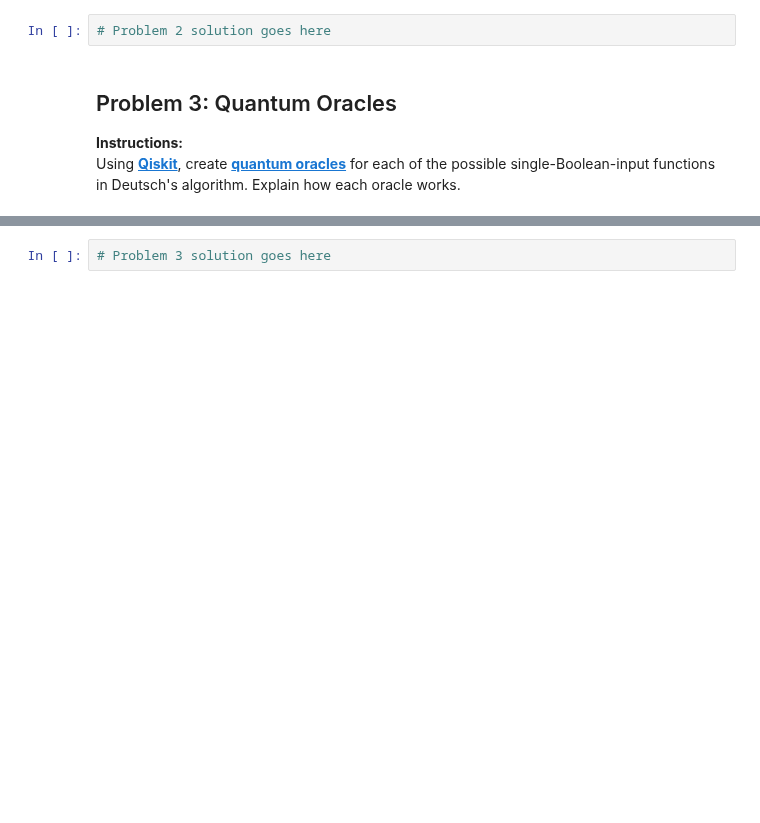
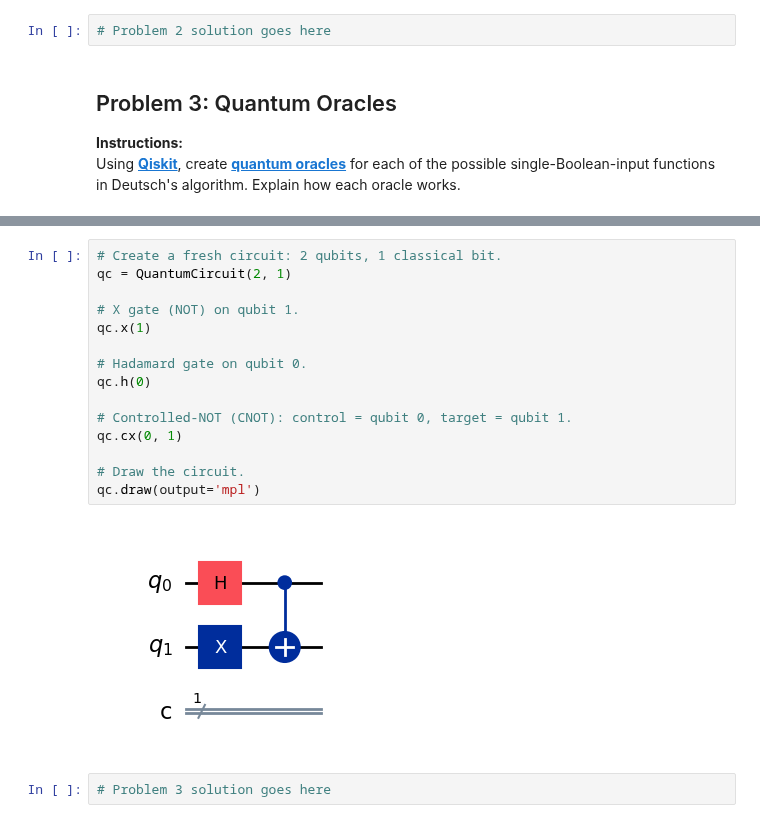
Before and after one commit to TiffanyYongNgikChee/emerging-technologies, a Jupyter notebook: problems.ipynb, the cells around one changed output, grey strips where cells are left out. Saved outputs shown, nothing was run; the diff lists cells and outputs as text; blank space fills up the shorter version.

Commit message:
explain X, H, CX gate and draw a circuit

```diff
--- a/problems.ipynb
+++ b/problems.ipynb
@@ -1925,3 +1984,20 @@ qc.draw('mpl')
+# %%
+# Create a fresh circuit: 2 qubits, 1 classical bit.
+qc = QuantumCircuit(2, 1)
+
+# X gate (NOT) on qubit 1.
+qc.x(1)
+
+# Hadamard gate on qubit 0.
+qc.h(0)
+
+# Controlled-NOT (CNOT): control = qubit 0, target = qubit 1.
+qc.cx(0, 1)
+
+# Draw the circuit.
+qc.draw(output='mpl')
+# %% [output]
+[figure, added]
 # %%
 # Problem 3 solution goes here
 # %% [markdown]
```
Also changed, not shown: parts of 7 cells of this notebook.
